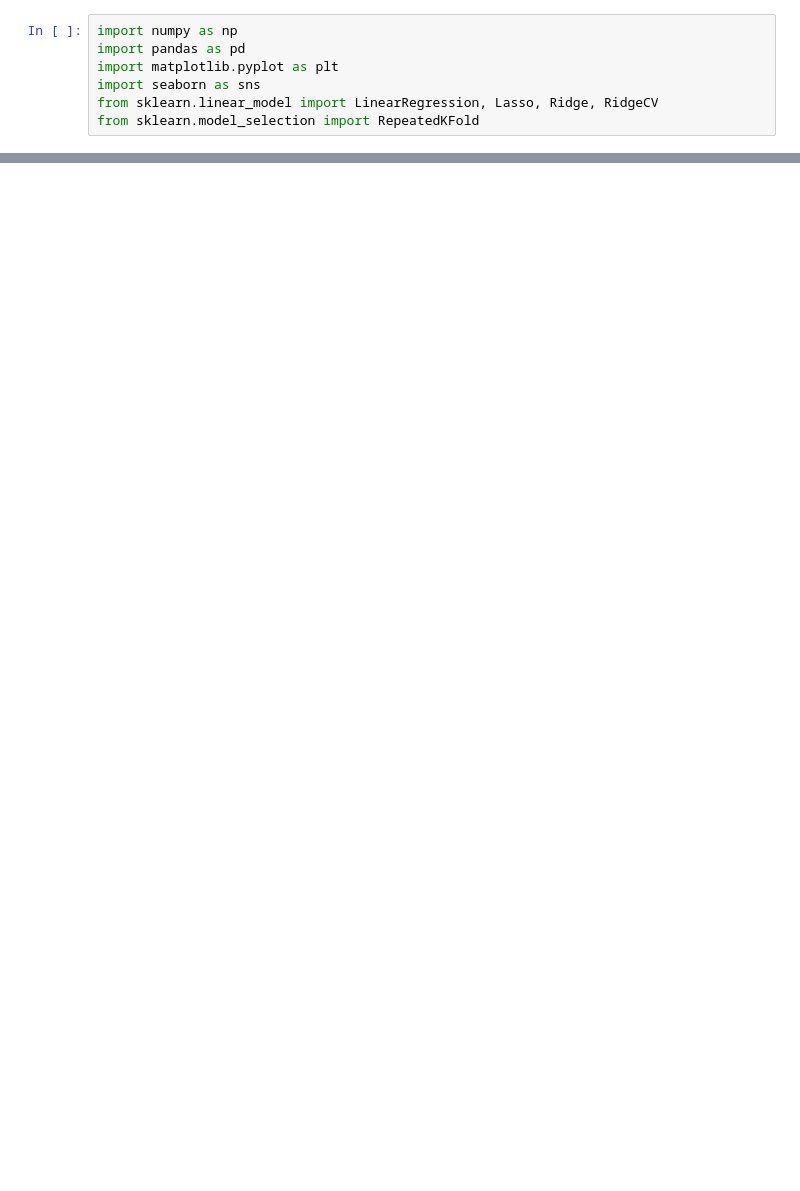
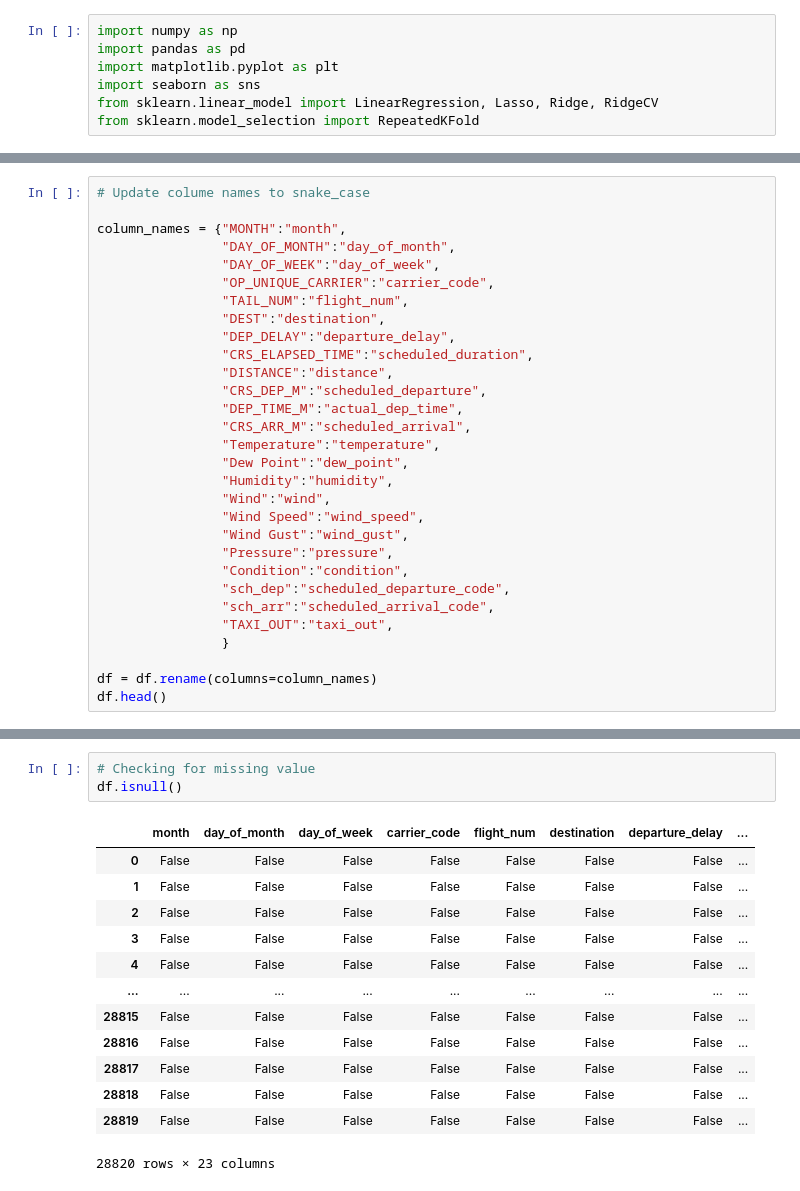
Before and after one commit to bytesbyt/ds_lr_predicting_taxi_out_delay, a Jupyter notebook: ds_predicting_taxi_out_delay.ipynb, the cells around one changed output, grey strips where cells are left out. Cells and saved outputs as stored; diff of their text form; blank space fills up the shorter version.

```diff
--- a/ds_predicting_taxi_out_delay.ipynb
+++ b/ds_predicting_taxi_out_delay.ipynb
@@ -24,0 +52,30 @@ data
+# %%
+# Update colume names to snake_case
+
+column_names = {"MONTH":"month",
+                "DAY_OF_MONTH":"day_of_month",
+                "DAY_OF_WEEK":"day_of_week",
+                "OP_UNIQUE_CARRIER":"carrier_code",
+                "TAIL_NUM":"flight_num",
+                "DEST":"destination",
+                "DEP_DELAY":"departure_delay",
+                "CRS_ELAPSED_TIME":"scheduled_duration",
+                "DISTANCE":"distance",
+                "CRS_DEP_M":"scheduled_departure",
+                "DEP_TIME_M":"actual_dep_time",
+                "CRS_ARR_M":"scheduled_arrival",
+                "Temperature":"temperature",
+                "Dew Point":"dew_point",
+                "Humidity":"humidity",
+                "Wind":"wind",
+                "Wind Speed":"wind_speed",
+                "Wind Gust":"wind_gust",
+                "Pressure":"pressure",
+                "Condition":"condition",
+                "sch_dep":"scheduled_departure_code",
+                "sch_arr":"scheduled_arrival_code",
+                "TAXI_OUT":"taxi_out",
+                }
+
+df = df.rename(columns=column_names)
+df.head()
@@ -24,0 +89,17 @@ data
+# %%
+# Checking for missing value
+df.isnull()
+# %% [output]
+|  | month | day_of_month | day_of_week | carrier_code | flight_num | destination | departure_delay | ... |
+| 0 | False | False | False | False | False | False | False | ... |
+| 1 | False | False | False | False | False | False | False | ... |
+| 2 | False | False | False | False | False | False | False | ... |
+| 3 | False | False | False | False | False | False | False | ... |
+| 4 | False | False | False | False | False | False | False | ... |
+| ... | ... | ... | ... | ... | ... | ... | ... | ... |
+| 28815 | False | False | False | False | False | False | False | ... |
+| 28816 | False | False | False | False | False | False | False | ... |
+| 28817 | False | False | False | False | False | False | False | ... |
+| 28818 | False | False | False | False | False | False | False | ... |
+| 28819 | False | False | False | False | False | False | False | ... |
+28820 rows × 23 columns
```
Also changed, not shown: parts of 15 cells of this notebook, 1 other file.
